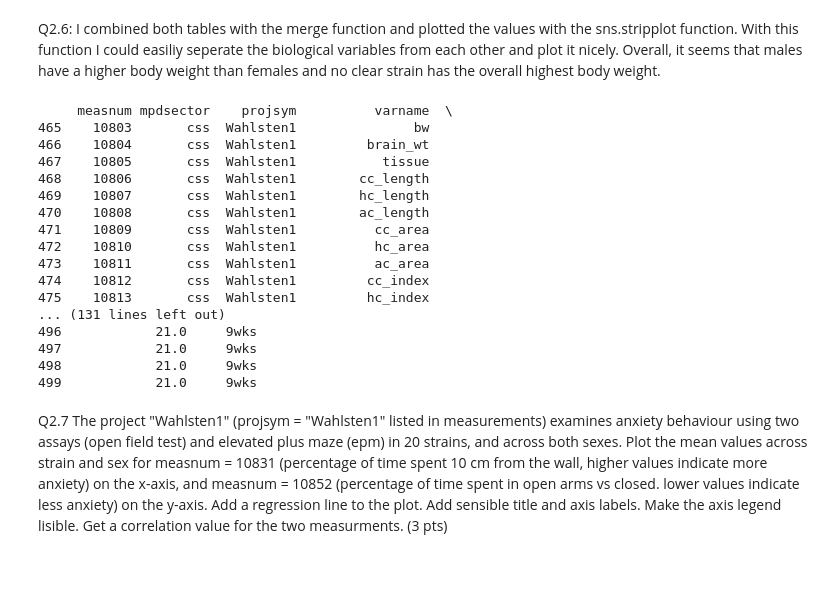
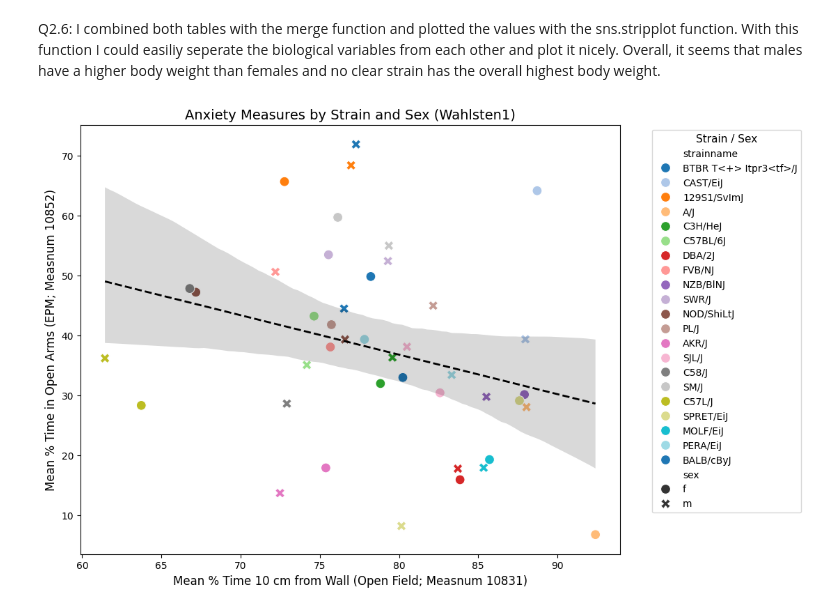
Before and after one commit to MaartenDekkers02/BigDataCourse2025, a Jupyter notebook: Assignment2.ipynb, the cells around one changed output. Drawn from its saved outputs; the diff is of its cells as text; code cells hidden in the pictures; blank space fills up the shorter version.

```diff
--- a/Assignment2.ipynb
+++ b/Assignment2.ipynb
@@ -507,25 +507,31 @@ plt.show()
 # %% [markdown]
 Q2.6: I combined both tables with the merge function and plotted the values with the sns.stripplot function. With this function I could easiliy seperate the biological variables from each other and plot it nicely. Overall, it seems that males have a higher body weight than females and no clear strain has the overall highest body weight.
-# %%
-wahlsten1 = measurements[measurements['projsym'] == 'Wahlsten1']
-print(wahlsten1)
-# %% [output]
-     measnum mpdsector    projsym          varname  \
-465    10803       css  Wahlsten1               bw
-466    10804       css  Wahlsten1         brain_wt
-467    10805       css  Wahlsten1           tissue
-468    10806       css  Wahlsten1        cc_length
-469    10807       css  Wahlsten1        hc_length
-470    10808       css  Wahlsten1        ac_length
-471    10809       css  Wahlsten1          cc_area
-472    10810       css  Wahlsten1          hc_area
-473    10811       css  Wahlsten1          ac_area
-474    10812       css  Wahlsten1         cc_index
-475    10813       css  Wahlsten1         hc_index
-... (131 lines left out)
-496            21.0     9wks
-497            21.0     9wks
-498            21.0     9wks
-499            21.0     9wks
-# %% [markdown]
-Q2.7 The project "Wahlsten1" (projsym = "Wahlsten1" listed in measurements) examines anxiety behaviour using two assays (open field test) and elevated plus maze (epm) in 20 strains, and across both sexes. Plot the mean values across strain and sex for measnum = 10831 (percentage of time spent 10 cm from the wall, higher values indicate more anxiety) on the x-axis, and measnum = 10852 (percentage of time spent in open arms vs closed. lower values indicate less anxiety) on the y-axis. Add a regression line to the plot. Add sensible title and axis labels. Make the axis legend lisible. Get a correlation value for the two measurments. (3 pts)
+# %%
+from sys import platform
+wahlsten1 = measurements[measurements['projsym'] == 'Wahlsten1']
+
+m10831 = animaldatapoints[animaldatapoints['measnum'] == 10831]
+m10852 = animaldatapoints[animaldatapoints['measnum'] == 10852]
+
+m10831 = m10831.merge(straininfo[['mpd_strainid', 'strainname']], left_on='strainid', right_on='mpd_strainid',how='left')
+m10852 = m10852.merge(straininfo[['mpd_strainid', 'strainname']], left_on='strainid', right_on='mpd_strainid', how='left')
+
+m10831_mean = (m10831.groupby(['strainid', 'strainname', 'sex'], as_index=False)['measval'].mean().rename(columns={'measval': 'measval_10831'}))
+m10852_mean = (m10852.groupby(['strainid', 'strainname', 'sex'], as_index=False)['measval'].mean().rename(columns={'measval': 'measval_10852'}))
+data = pd.merge(m10831_mean, m10852_mean, on=['strainid', 'strainname', 'sex'])
+
+import matplotlib.pyplot as plt
+import seaborn as sns
+
+plt.figure(figsize=(10, 8))
+
+plot = sns.scatterplot(data=data, x='measval_10831', y='measval_10852', hue='strainname',style='sex', s=100, palette='tab20')
+sns.regplot(data=data, x='measval_10831', y='measval_10852', scatter=False, ax=plot, color='black', line_kws={'linewidth':2, 'linestyle':'--'})
+
+plot.set_xlabel('Mean % Time 10 cm from Wall (Open Field; Measnum 10831)', fontsize=12)
+plot.set_ylabel('Mean % Time in Open Arms (EPM; Measnum 10852)', fontsize=12)
+plot.set_title('Anxiety Measures by Strain and Sex (Wahlsten1)', fontsize=14)
+plot.legend(title='Strain / Sex', fontsize=10, title_fontsize=11, bbox_to_anchor=(1.05, 1), loc='upper left')
+plt.show()
+# %% [output]
+[figure, added]
```
Also changed, not shown: parts of 7 cells of this notebook.
